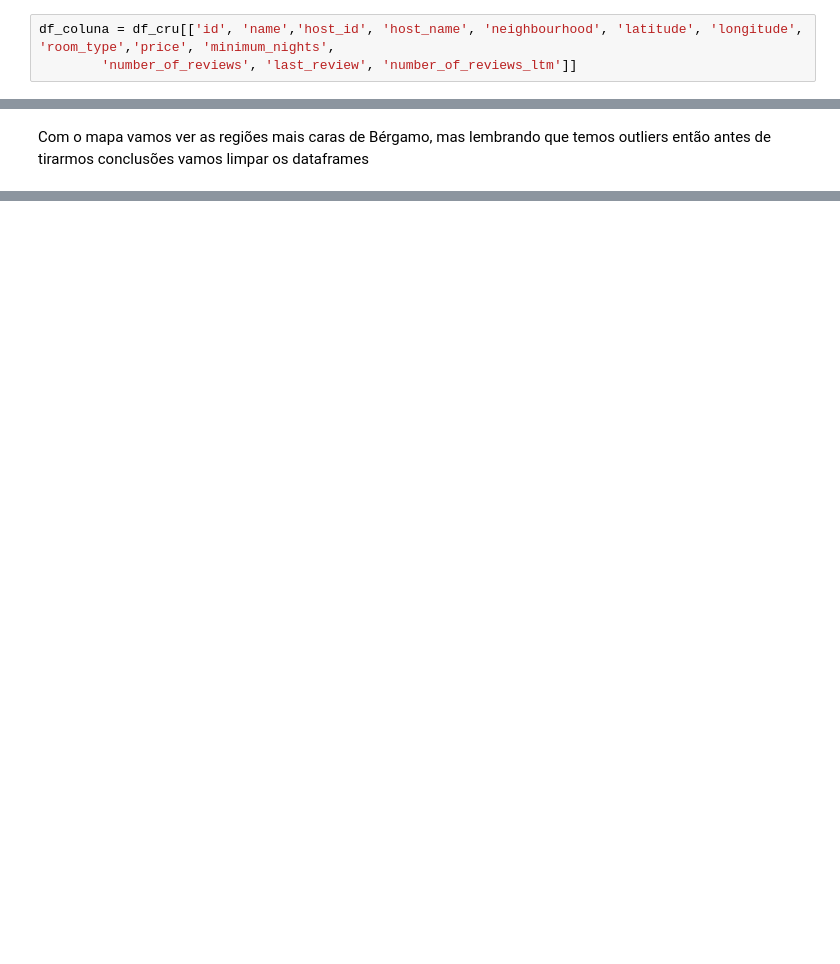
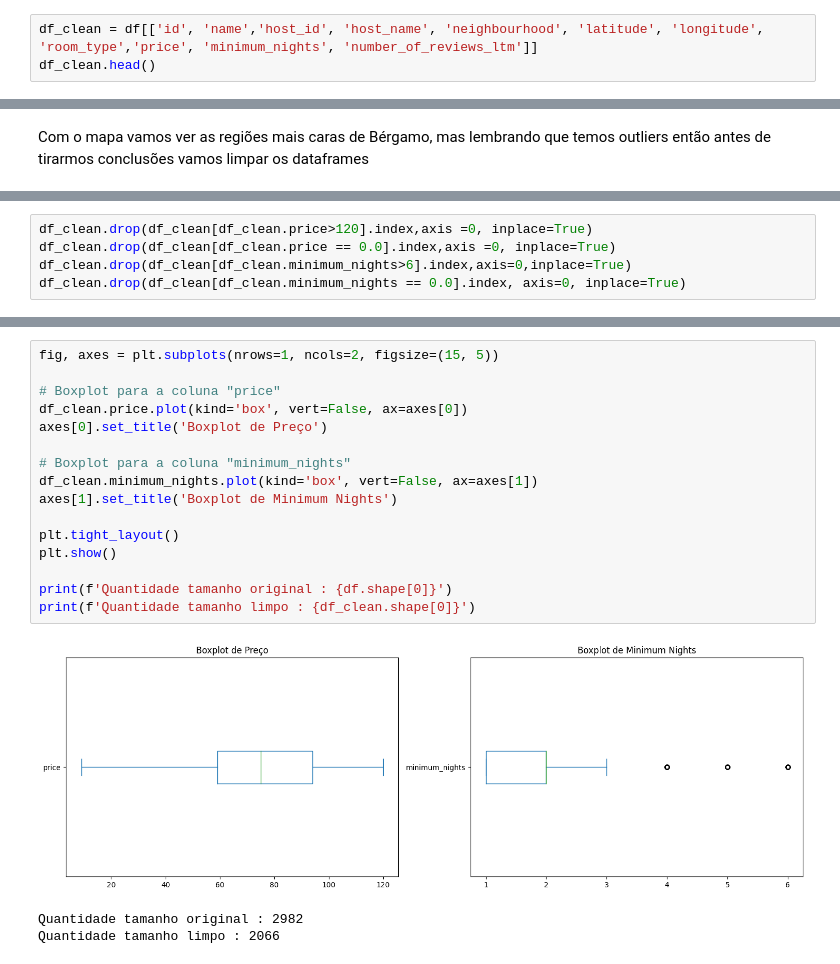
Before and after one commit to oisouofeborges/DS_portfolio, a Jupyter notebook: Analise_de_Dados_do_Airbnb.ipynb, the cells around one changed output, grey strips where cells are left out. Saved outputs shown, nothing was run; the diff lists cells and outputs as text; blank space fills up the shorter version.

```diff
--- a/Analise_de_Dados_do_Airbnb.ipynb
+++ b/Analise_de_Dados_do_Airbnb.ipynb
@@ -235,3 +260,3 @@ Para essa limpeza vamos começa, onde a ideia dessa limpeza que eu imaginei para
 # %%
-df_coluna = df_cru[['id', 'name','host_id', 'host_name', 'neighbourhood', 'latitude', 'longitude', 'room_type','price', 'minimum_nights',
-        'number_of_reviews', 'last_review', 'number_of_reviews_ltm']]
+df_clean = df[['id', 'name','host_id', 'host_name', 'neighbourhood', 'latitude', 'longitude', 'room_type','price', 'minimum_nights', 'number_of_reviews_ltm']]
+df_clean.head()
@@ -323,0 +374,5 @@ Por fim, é relevante ressaltar que o dataset utilizado neste estudo é uma vers
+# %%
+df_clean.drop(df_clean[df_clean.price>120].index,axis =0, inplace=True)
+df_clean.drop(df_clean[df_clean.price == 0.0].index,axis =0, inplace=True)
+df_clean.drop(df_clean[df_clean.minimum_nights>6].index,axis=0,inplace=True)
+df_clean.drop(df_clean[df_clean.minimum_nights == 0.0].index, axis=0, inplace=True)
@@ -323,0 +396,20 @@ Por fim, é relevante ressaltar que o dataset utilizado neste estudo é uma vers
+# %%
+fig, axes = plt.subplots(nrows=1, ncols=2, figsize=(15, 5))
+
+# Boxplot para a coluna "price"
+df_clean.price.plot(kind='box', vert=False, ax=axes[0])
+axes[0].set_title('Boxplot de Preço')
+
+# Boxplot para a coluna "minimum_nights"
+df_clean.minimum_nights.plot(kind='box', vert=False, ax=axes[1])
+axes[1].set_title('Boxplot de Minimum Nights')
+
+plt.tight_layout()
+plt.show()
+
+print(f'Quantidade tamanho original : {df.shape[0]}')
+print(f'Quantidade tamanho limpo : {df_clean.shape[0]}')
+# %% [output]
+[figure, added]
+Quantidade tamanho original : 2982
+Quantidade tamanho limpo : 2066
```
Also changed, not shown: parts of 62 cells of this notebook.
